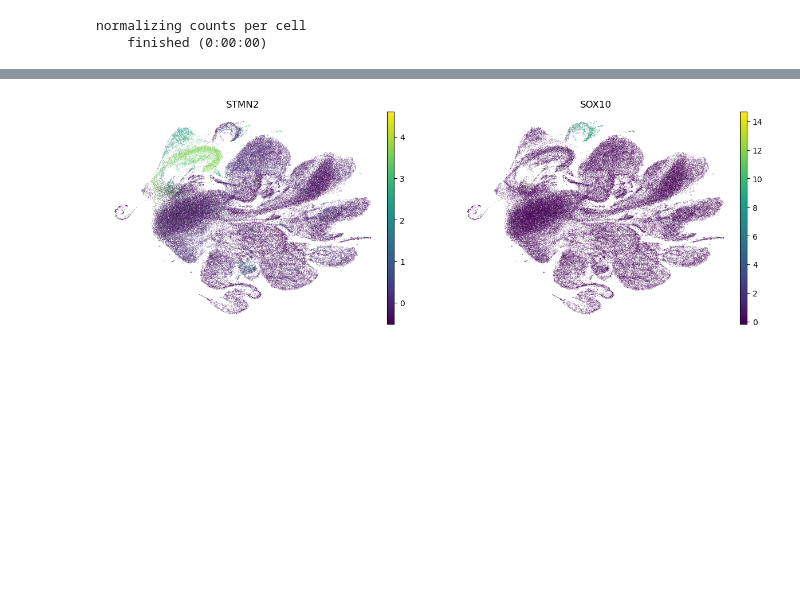
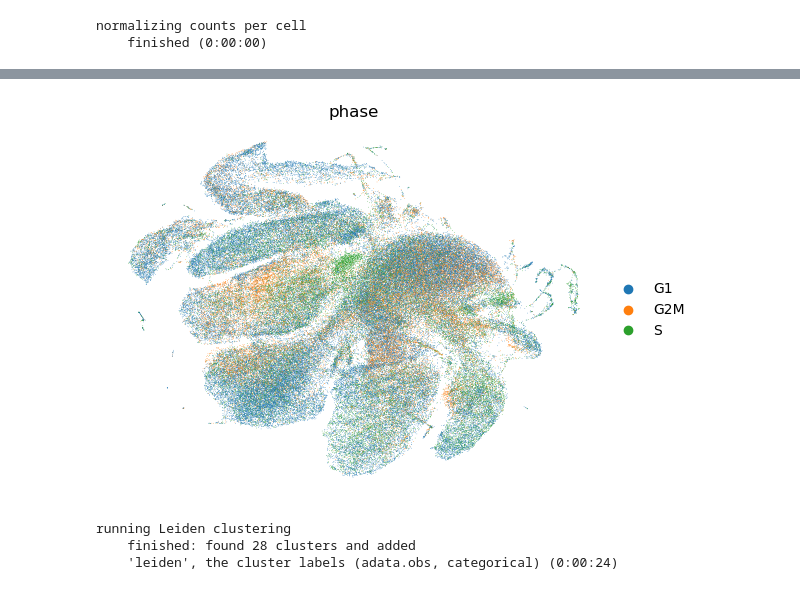
Before and after one commit to donEnno/scAnalysis, a Jupyter notebook: scAnalysis.ipynb, the cells around one changed output, grey strips where cells are left out. Drawn from its saved outputs; the diff is of its cells as text; code cells hidden in the pictures; blank space fills up the shorter version.

Commit message:
Add clustering and DGE

```diff
--- a/scAnalysis.ipynb
+++ b/scAnalysis.ipynb
@@ -143,0 +137,2 @@ regressing out ['S_score', 'G2M_score']
+# %%
+adata = sc.read_h5ad('data/merged/cleaned.h5ad')
@@ -164,4 +169,11 @@ computing UMAP
 # %%
-sc.pl.umap(adata, color=["STMN2", "SOX10"], use_raw=False, frameon=False)
+sc.pl.umap(adata, color='phase', use_raw=False, frameon=False)
 # %% [output]
-[figure, old version]
+[figure, new version]
+# %%
+# clustering
+sc.tl.leiden(adata, resolution=0.3)
+# %% [output]
+running Leiden clustering
+    finished: found 28 clusters and added
+    'leiden', the cluster labels (adata.obs, categorical) (0:00:24)
```
Also changed, not shown: parts of 16 cells of this notebook, 1 other file.
